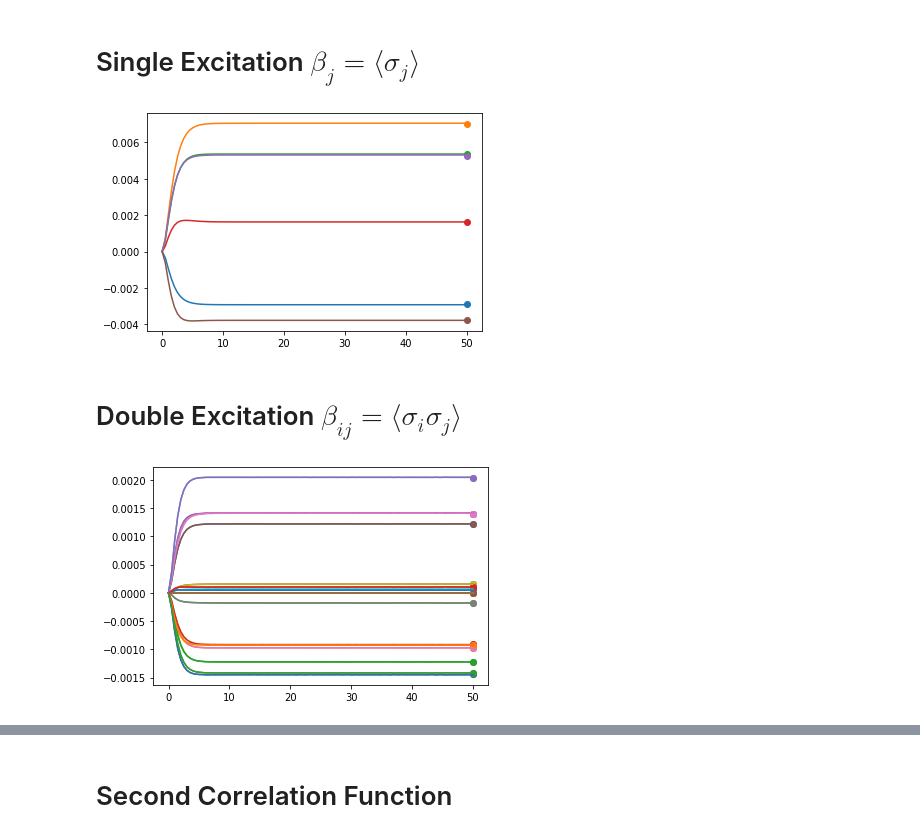
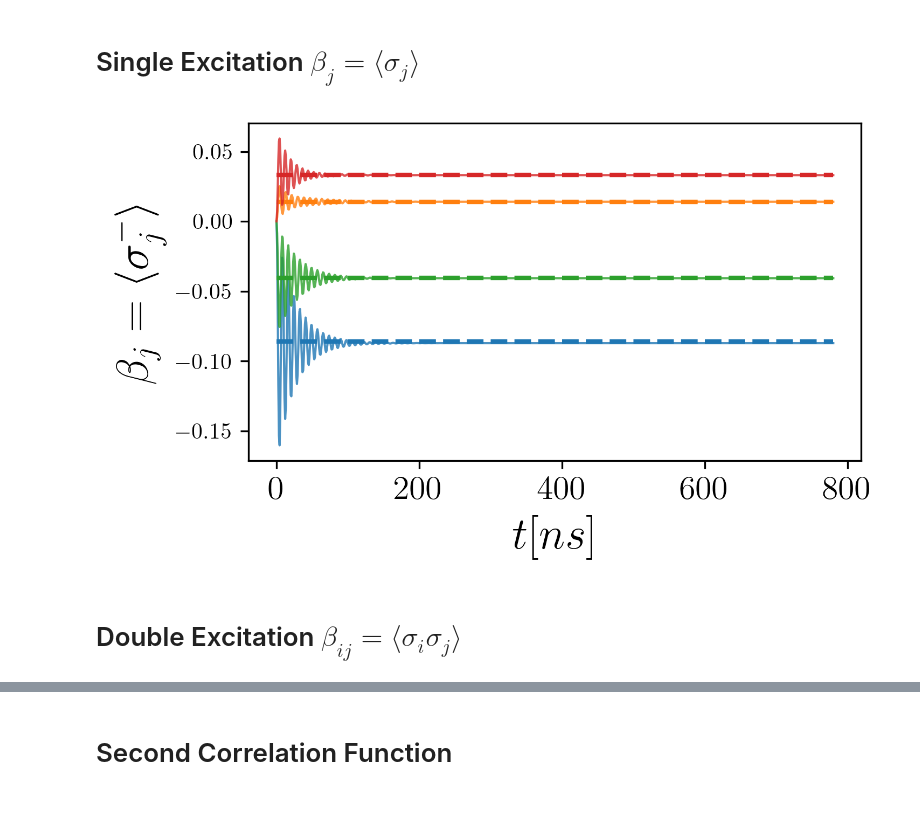
Before and after one commit to rupof/wavemixing_project, a Jupyter notebook: src/benchmarking/ComparingAtomicContributionAndExact_Pictures.ipynb, the cells around one changed output, grey strips where cells are left out. Drawn from its saved outputs; the diff is of its cells as text; code cells hidden in the pictures; blank space fills up the shorter version.

```diff
--- a/src/benchmarking/ComparingAtomicContributionAndExact_Pictures.ipynb
+++ b/src/benchmarking/ComparingAtomicContributionAndExact_Pictures.ipynb
@@ -135,31 +156,37 @@ V_sigmam_ij_expectations = np.zeros((len(r),len(r)), dtype = "object")
 
 
 for i in range(len(r)):
-    S_sigmam_i_expectations[i] = expect(rho_ss_S, sigmam_i(N_atoms, i))
-    V_sigmam_i_expectations[i] = expect(rho_ss_V, sigmam_i(N_atoms, i))
+    S_sigmam_i_expectations[i] = expect(rho_ss_S, sigmam_i(N, i))
+    #V_sigmam_i_expectations[i] = expect(rho_ss_V, sigmam_i(N, i))
 
     for j in range(len(r)):
-        S_sigmam_ij_expectations[i][j] = expect(rho_ss_S, sigmam_i(N_atoms, i)*sigmam_i(N_atoms, j))
-        V_sigmam_ij_expectations[i][j] = expect(rho_ss_V, sigmam_i(N_atoms, i)*sigmam_i(N_atoms, j))
+        S_sigmam_ij_expectations[i][j] = expect(rho_ss_S, sigmam_i(N, i)*sigmam_i(N, j))
+        #V_sigmam_ij_expectations[i][j] = expect(rho_ss_V, sigmam_i(N, i)*sigmam_i(N, j))
 # %% [markdown]
 # Single Excitation $\beta_j = \langle \sigma_j \rangle $
-# %%
-for i in range(len(r)):
-    beta_plot = plt.plot(t_span, column(Beta1D_time_list, i))
-    sigma_scatter = plt.scatter(t_span[-1], S_sigmam_i_expectations[i])
-    #plt.scatter(t_span[-1], V_sigmam_i_expectations[i])
-# %% [output]
-[figure, removed]
+# %%
+fig = plt.figure(figsize=(5, 3), dpi=300)
+for i in range(len(r)):
+    beta_plot = plt.plot(t_span*26, np.real(column(Beta1D_time_list, i)), linewidth = 1, alpha = 0.8)
+    color = beta_plot[0].get_color()
+    sigma_scatter = plt.plot(t_span*26, [np.real(S_sigmam_i_expectations[i]) for l in t_span],"--", c= color ,linewidth = 2  )
+    plt.xlabel("$t [ns] $", fontsize = 20)
+    plt.ylabel(r"$\beta_j = \langle \sigma^-_j \rangle $", fontsize = 20)
+    plt.gca().tick_params(axis = 'both', which = 'major', labelsize = 15)
+    plt.gca().tick_params(axis = 'y', which = 'major', labelsize = 10)
+
+
+approximated_label = mlines.Line2D([], [], color='blue', marker='',
+                          markersize=10, label='Scalar Approximated')
+exact_label = mlines.Line2D([], [], color='blue',
+                          markersize=15, linestyle = "--",label='Scalar Exact (steady-state)')
+
+#plt.legend(handles=[approximated_label,exact_label], bbox_to_anchor=(0.43,-0.15))
+fig.tight_layout()
+
+
+plt.savefig(f"./benchmarking/Beta1D_TCC_N{N}_b0_{b0}_Omega{Omega}Delta{Delta}_pos{ind}.svg", format = "svg")
+# %% [output]
+[figure, added]
 # %% [markdown]
 # Double Excitation $\beta_{ij} = \langle \sigma_i \sigma_j \rangle $
-# %%
-for i in range(len(r)):
-    for j in range(len(r)):
-        plt.plot(t_span, column(Beta2D_time_list, i, True, j))
-        plt.scatter(t_span[-1],(S_sigmam_ij_expectations[i][j]))
-        #plt.scatter(t_span[-1],(V_sigmam_ij_expectations[i][j]))
-
-        #plt.ylim(-1,1)
-        #plt.xlim(0,0.5)
-# %% [output]
-[figure, removed]
```
Also changed, not shown: parts of 32 cells of this notebook, 14 other files.
